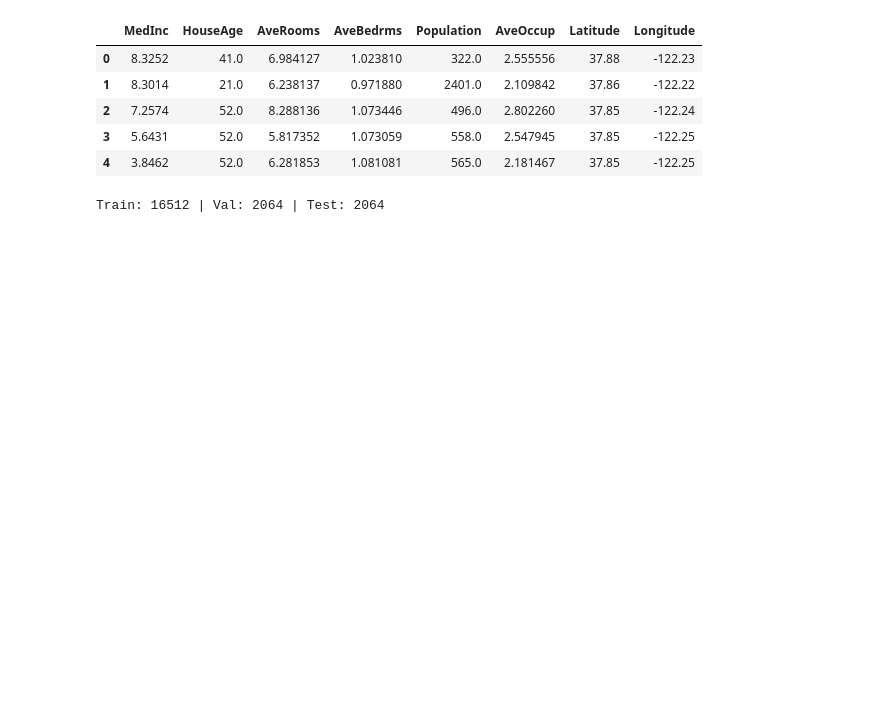
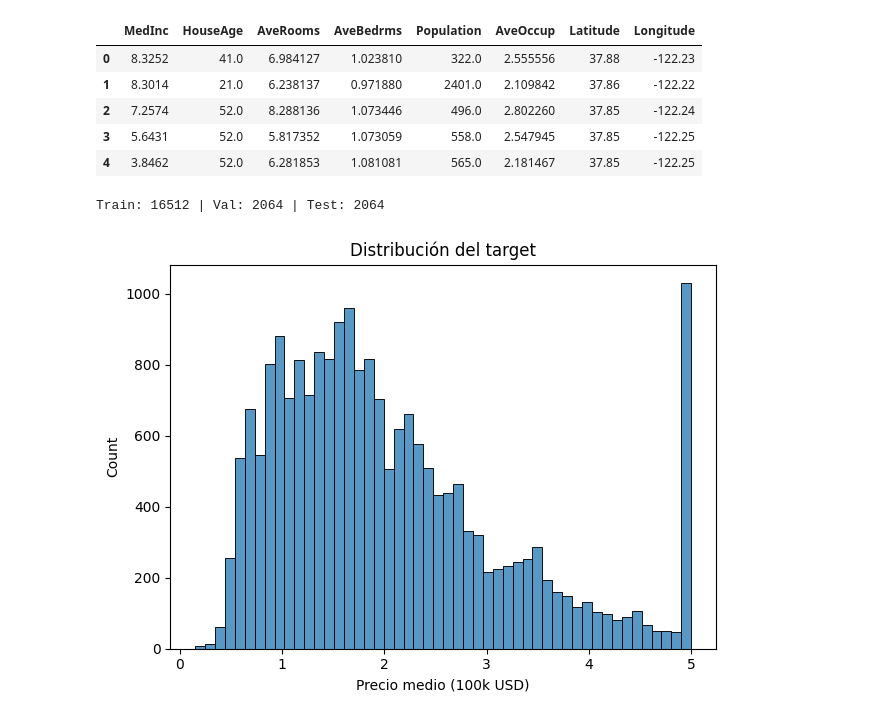
Before and after one commit to edgardlt03/ICO-Trabajos, a Jupyter notebook: Participación_marzo_19.ipynb, the cells around one changed output. Drawn from its saved outputs; the diff is of its cells as text; code cells hidden in the pictures; blank space fills up the shorter version.

```diff
--- a/Participación_marzo_19.ipynb
+++ b/Participación_marzo_19.ipynb
@@ -25,3 +25,14 @@ x_train, x_val, y_train, y_val = train_test_split(
 print(f"Train: {len(x_train)} | Val: {len(x_val)} | Test: {len(x_test)}")
 # %% [output]
 Train: 16512 | Val: 2064 | Test: 2064
+# %%
+import seaborn as sns
+import matplotlib.pyplot as plt
+
+sns.histplot(y, bins=50)
+plt.xlabel("Precio medio (100k USD)")
+plt.title("Distribución del target")
+plt.tight_layout()
+plt.show()
+# %% [output]
+[figure, added]
```
Also changed, not shown: parts of 2 cells of this notebook.
